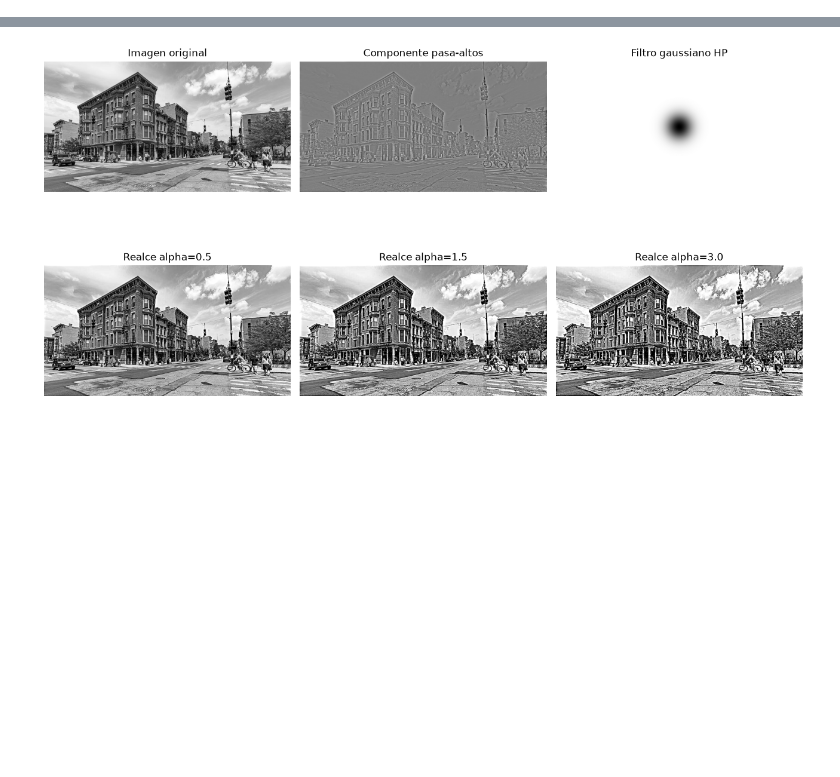
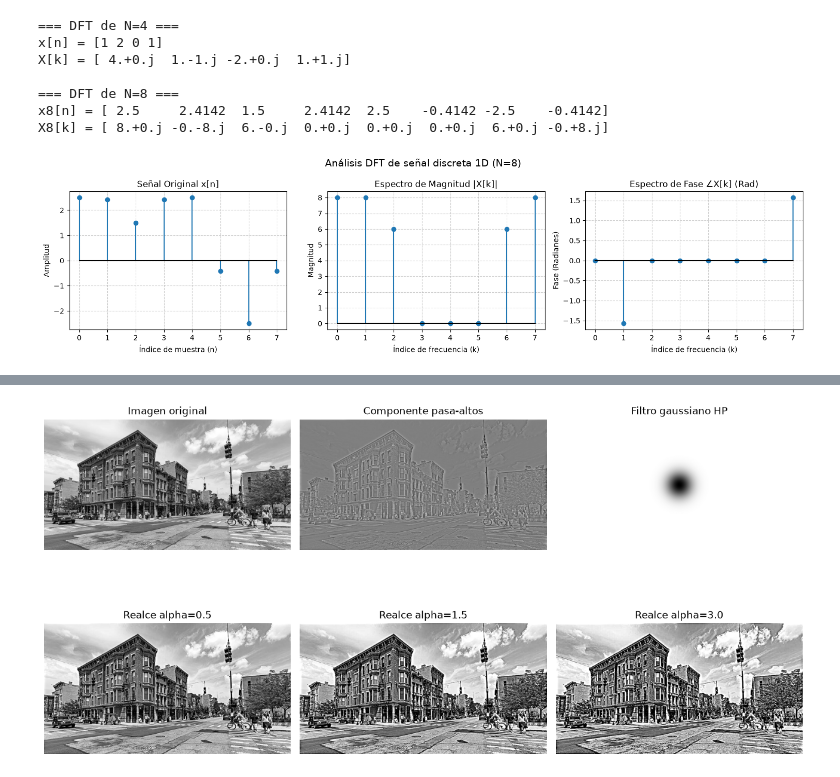
Before and after one commit to JulioOZ-cmyk/Procesamiento-de-senales, a Jupyter notebook: notebooks/Lab5.ipynb, the cells around one changed output, grey strips where cells are left out. Cells and saved outputs as stored; diff of their text form; code cells hidden in the pictures; blank space fills up the shorter version.

```diff
--- a/notebooks/Lab5.ipynb
+++ b/notebooks/Lab5.ipynb
@@ -0,0 +1,67 @@
+# %%
+import numpy as np
+import matplotlib.pyplot as plt
+
+# VERIFICACION DEL CALCULO ANALITICO (N=4)
+x4 = np.array([1, 2, 0, 1])
+X4 = np.fft.fft(x4)
+print("=== DFT de N=4 ===")
+print("x[n] =", x4)
+print("X[k] =", np.round(X4, 4))
+
+# SENAL DISCRETA DE N=8 CON DOS SINUSOIDES
+N = 8
+n = np.arange(N)
+# Frecuencias digitales: k1=1 ciclo/N, k2=2 ciclos/N
+x8 = 2 * np.sin(2 * np.pi * 1 * n / N) + 1.5 * np.cos(2 * np.pi * 2 * n / N) + 1.0 # Agregamos un offset DC de 1.0
+
+# 3. CALCULO DE LA DFT (N=8)
+X8 = np.fft.fft(x8)
+
+# Visualizacion resultados analitico
+print("\n=== DFT de N=8 ===")
+print("x8[n] =", np.round(x8, 4))
+print("X8[k] =", np.round(X8, 4))
+
+mag_X8 = np.abs(X8)
+fase_X8 = np.angle(X8)
+
+# Tolerancia para limpiar ruido numerico en la fase
+fase_X8[mag_X8 < 1e-6] = 0
+
+# 4. VISUALIZACION
+fig, axes = plt.subplots(1, 3, figsize=(15, 4))
+fig.suptitle('Análisis DFT de señal discreta 1D (N=8)', fontsize=14)
+
+# Señal en el tiempo discreto
+axes[0].stem(n, x8, basefmt="black")
+axes[0].set_title('Señal Original x[n]')
+axes[0].set_xlabel('Índice de muestra (n)')
+axes[0].set_ylabel('Amplitud')
+axes[0].grid(True, linestyle='--', alpha=0.6)
+
+# Magnitud
+axes[1].stem(n, mag_X8, basefmt="black")
+axes[1].set_title('Espectro de Magnitud |X[k]|')
+axes[1].set_xlabel('Índice de frecuencia (k)')
+axes[1].set_ylabel('Magnitud')
+axes[1].grid(True, linestyle='--', alpha=0.6)
+
+# Fase
+axes[2].stem(n, fase_X8, basefmt="black")
+axes[2].set_title('Espectro de Fase ∠X[k] (Rad)')
+axes[2].set_xlabel('Índice de frecuencia (k)')
+axes[2].set_ylabel('Fase (Radianes)')
+axes[2].grid(True, linestyle='--', alpha=0.6)
+
+plt.tight_layout()
+plt.show()
+# %% [output]
+=== DFT de N=4 ===
+x[n] = [1 2 0 1]
+X[k] = [ 4.+0.j  1.-1.j -2.+0.j  1.+1.j]
+
+=== DFT de N=8 ===
+x8[n] = [ 2.5     2.4142  1.5     2.4142  2.5    -0.4142 -2.5    -0.4142]
+X8[k] = [ 8.+0.j -0.-8.j  6.-0.j  0.+0.j  0.+0.j  0.+0.j  6.+0.j -0.+8.j]
+[figure, added]
```
Also changed, not shown: parts of 4 cells of this notebook.
